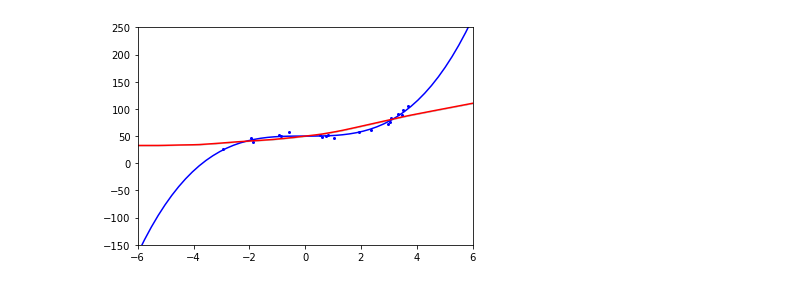
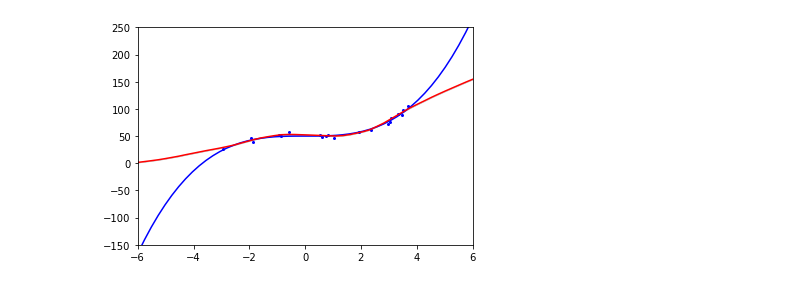
Before and after one commit to Feuermagier/VariationalBayesianDL, a Jupyter notebook: ToyRegression.ipynb, the cells around one changed output. Cells and saved outputs as stored; diff of their text form; code cells hidden in the pictures.

```diff
--- a/ToyRegression.ipynb
+++ b/ToyRegression.ipynb
@@ -51,17 +52,13 @@ def plot(eval):
 torch.manual_seed(42)
 
 model = nn.Sequential(
-    nn.Linear(1, 16),
+    nn.Linear(1, 100),
     nn.ReLU(),
-    nn.Linear(16, 16),
-    nn.ReLU(),
-    nn.Linear(16, 16),
-    nn.ReLU(),
-    nn.Linear(16, 1)
+    nn.Linear(100, 1)
 )
 
 optimizer = torch.optim.SGD(model.parameters(), lr=0.01, weight_decay=0.001)
-for epoch in range(100):
+for epoch in range(1000):
     epoch_loss = torch.tensor(0, dtype=torch.float)
     for data, target in trainloader:
         optimizer.zero_grad()
@@ -90,4 +92,4 @@ RMSE 88.65095520019531
-[figure, old version]
+[figure, new version]
 # %%
 # SWAG trained with SGD and L2 regularization (lr is currently not adjusted for SWAG)
 
```
Also changed, not shown: parts of 7 cells of this notebook, 2 other files.
